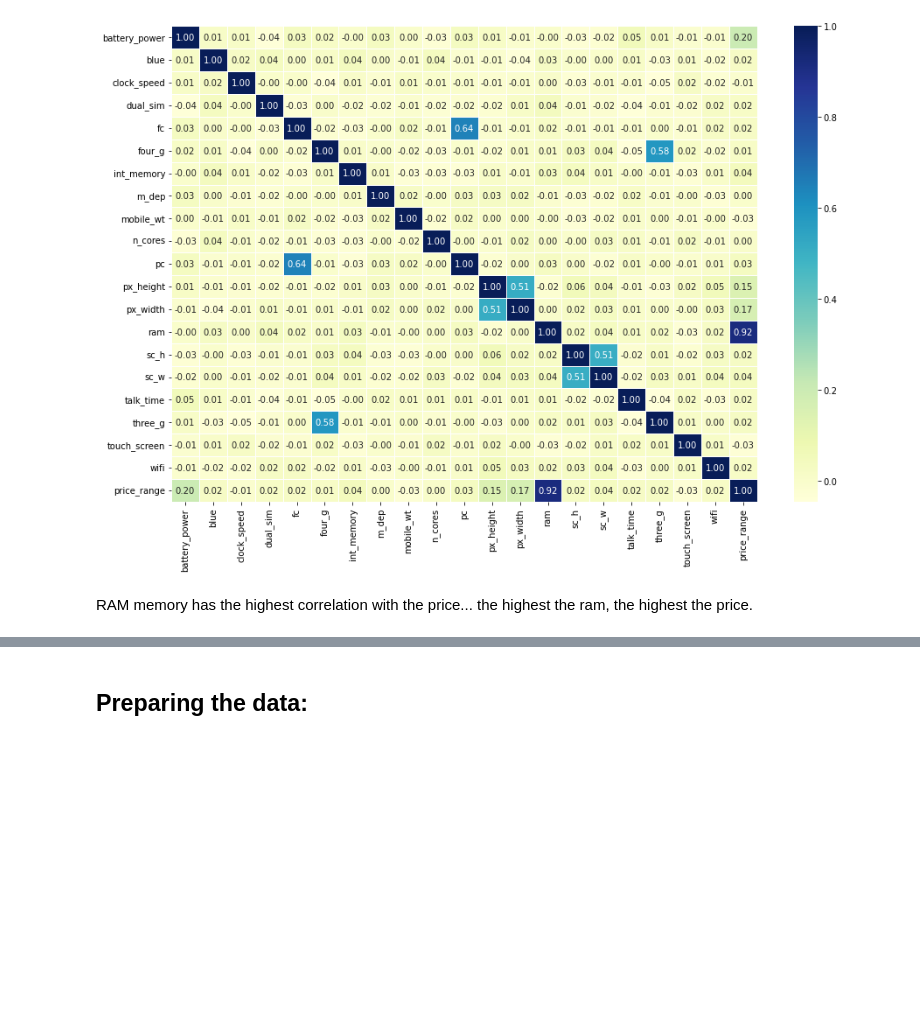
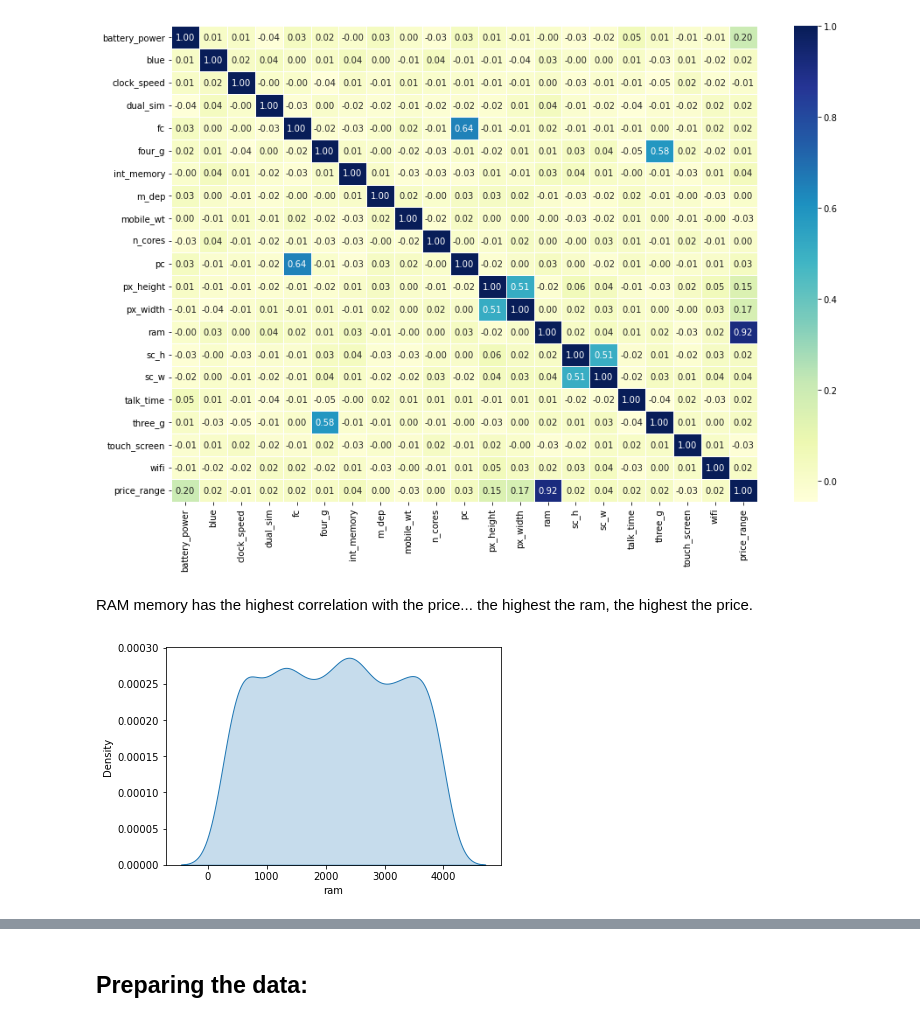
Before and after one commit to MateoPer/Proyectos, a Jupyter notebook: CellphonesClassifier.ipynb, the cells around one changed output, grey strips where cells are left out. Cells and saved outputs as stored; diff of their text form; code cells hidden in the pictures; blank space fills up the shorter version.

```diff
--- a/CellphonesClassifier.ipynb
+++ b/CellphonesClassifier.ipynb
@@ -119,3 +120,7 @@ ax = sns.heatmap(corr_matrix,
 [figure]
 # %% [markdown]
 RAM memory has the highest correlation with the price... the highest the ram, the highest the price.
+# %%
+sns.kdeplot(x = "ram", data = data, shade = True);
+# %% [output]
+[figure, added]
```
Also changed, not shown: parts of 2 cells of this notebook.
